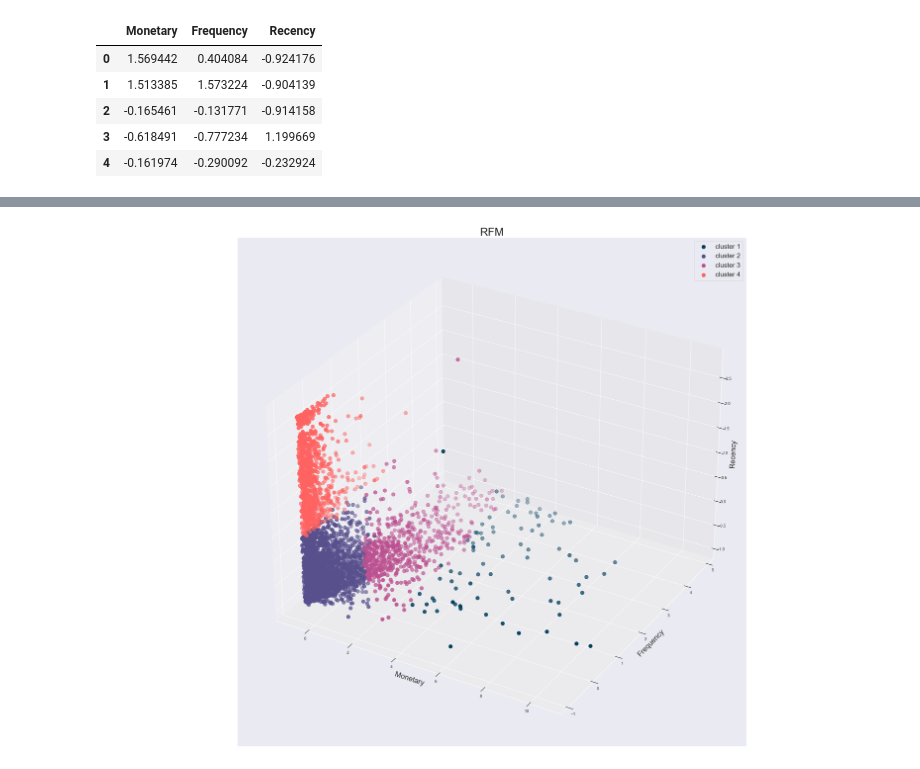
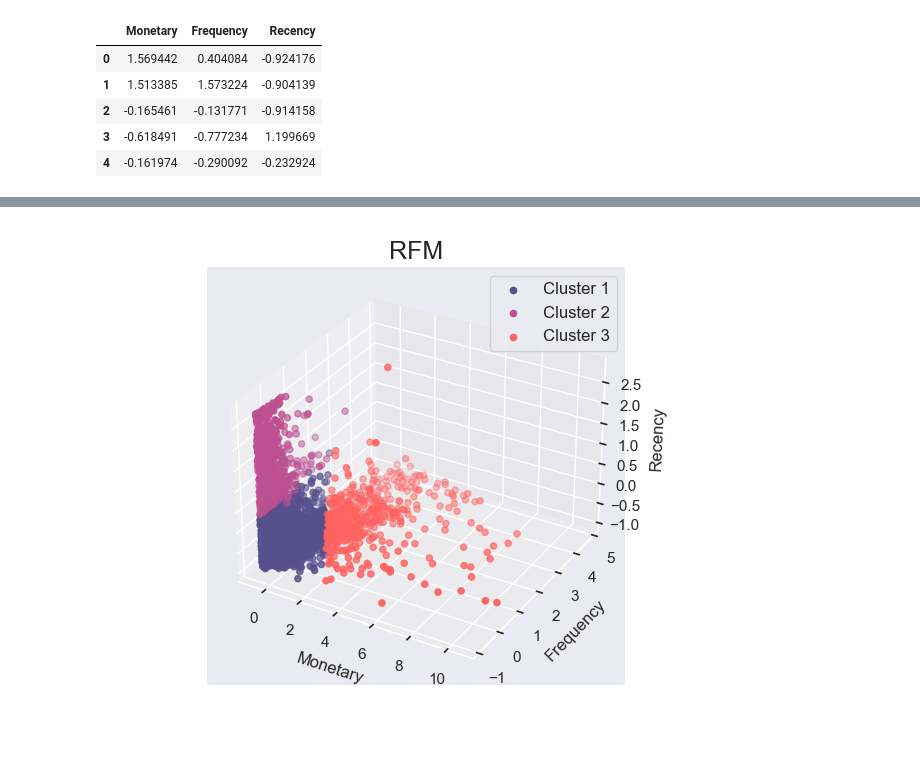
Before and after one commit to gourivngnair/online-retail, a Jupyter notebook: Online Retail.ipynb, the cells around one changed output, grey strips where cells are left out. Saved outputs shown, nothing was run; the diff lists cells and outputs as text; code cells hidden in the pictures; blank space fills up the shorter version.

```diff
--- a/Online Retail.ipynb
+++ b/Online Retail.ipynb
@@ -381,20 +381,20 @@ rfm_scaled.head()
-# %%
-
-%matplotlib widget
-sns.set(style = "darkgrid")
-fig = plt.figure(figsize=(30,20))
-ax = fig.add_subplot(111, projection = '3d')
-ax.set_xlabel("Monetary",fontsize=20)
-ax.set_ylabel("Frequency",fontsize=20)
-ax.set_zlabel("Recency",fontsize=20)
-ax.set_title("RFM",fontsize=30)
-X=rfm_scaled[['Monetary','Frequency','Recency']].values
-ax.scatter(X[y_predicted==0,0],X[y_predicted==0,1],X[y_predicted==0,2],s=100,color='#003f5c',label='cluster 1')
-ax.scatter(X[y_predicted==1,0],X[y_predicted==1,1],X[y_predicted==1,2],s=100,color='#58508d',label='cluster 2')
-ax.scatter(X[y_predicted==2,0],X[y_predicted==2,1],X[y_predicted==2,2],s=100,color='#bc5090',label='cluster 3')
-ax.scatter(X[y_predicted==3,0],X[y_predicted==3,1],X[y_predicted==3,2],s=100,color='#ff6361',label='cluster 4')
-plt.legend(bbox_to_anchor=(1.0,1.0),prop={'size': 18})
-plt.tight_layout()
-plt.show()
-# %% [output]
-[figure, removed]
+# %%
+rfm1=rfm_scaled[rfm_scaled['Cluster']==0]
+rfm2=rfm_scaled[rfm_scaled['Cluster']==1]
+rfm3=rfm_scaled[rfm_scaled['Cluster']==2]
+# %%
+%matplotlib widget
+sns.set(style = "darkgrid")
+kplot = plt.axes(projection = '3d')
+kplot.scatter3D(rfm1.Monetary, rfm1.Frequency, rfm1.Recency, c='#58508d', label = 'Cluster 1')
+kplot.scatter3D(rfm2.Monetary, rfm2.Frequency, rfm2.Recency, c='#bc5090', label = 'Cluster 2')
+kplot.scatter3D(rfm3.Monetary, rfm3.Frequency, rfm3.Recency, c='#ff6361', label = 'Cluster 3')
+kplot.set_xlabel("Monetary",fontsize=12)
+kplot.set_ylabel("Frequency",fontsize=12)
+kplot.set_zlabel("Recency",fontsize=12)
+plt.title("RFM",fontsize=18)
+plt.legend(bbox_to_anchor=(1.0,1.0),prop={'size': 12})
+plt.tight_layout()
+plt.show()
+# %% [output]
+[figure, added]
```
Also changed, not shown: parts of 5 cells of this notebook.
